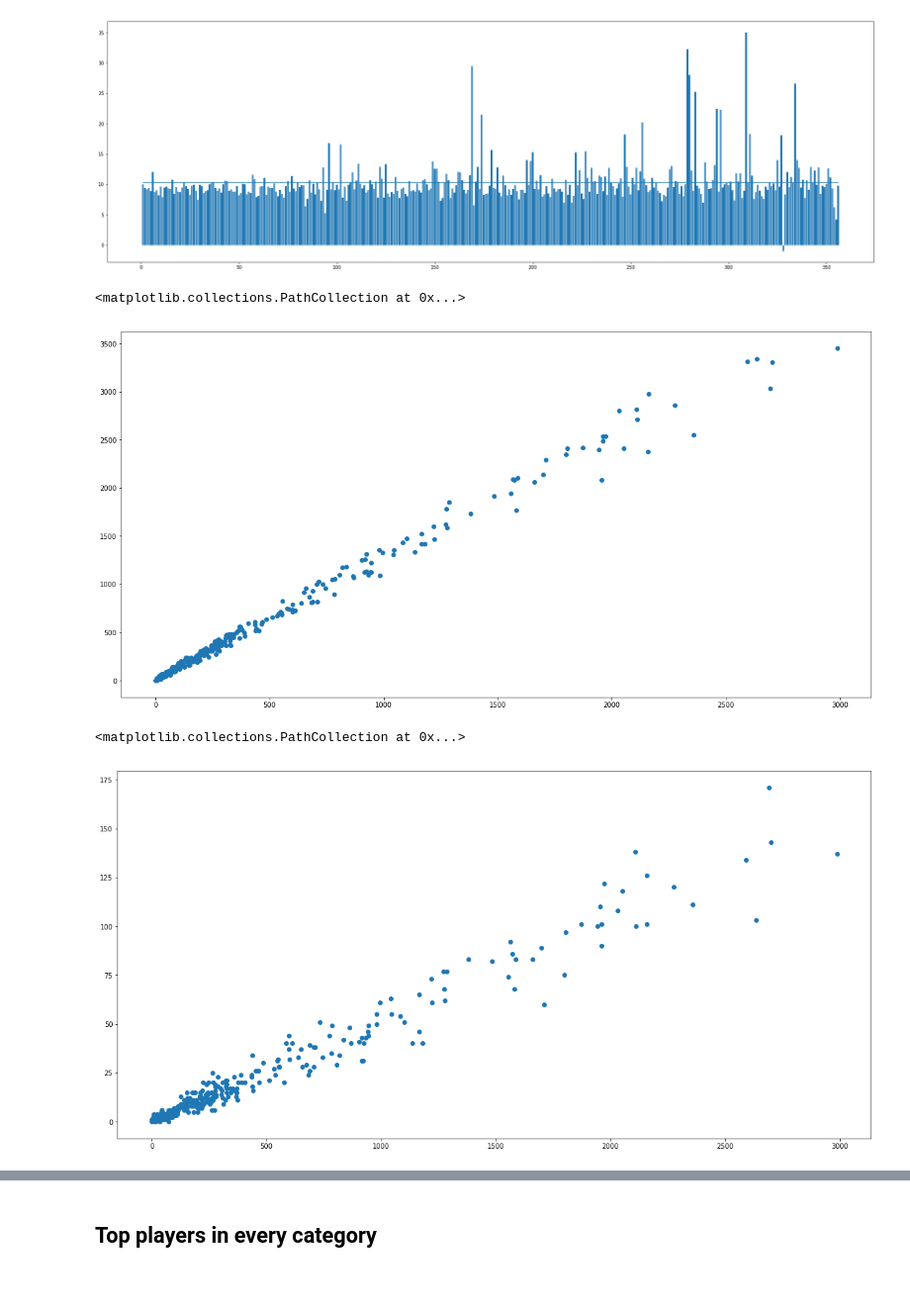
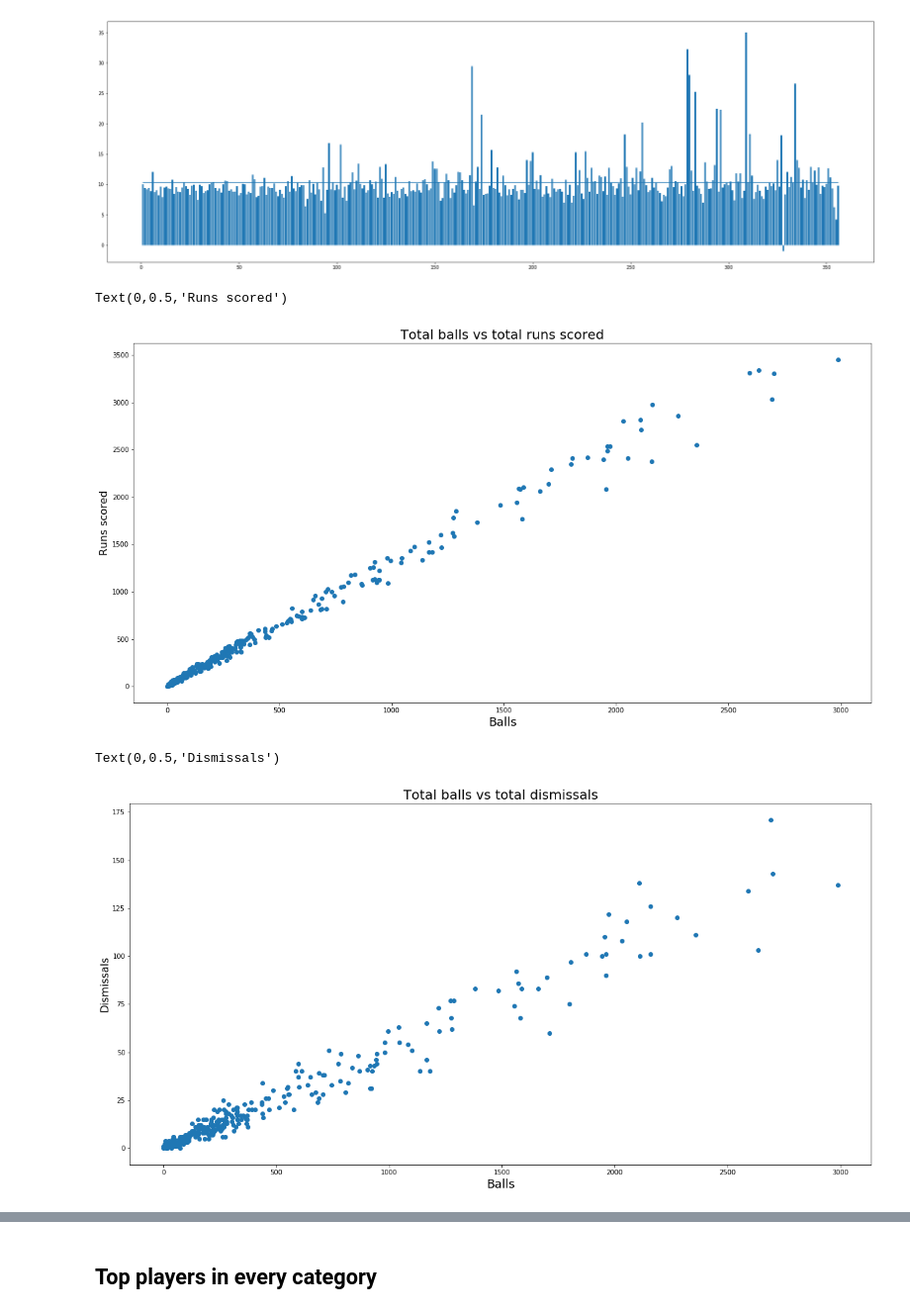
Before and after one commit to AnshulHedau/IPL_Insights, a Jupyter notebook: IPL - Bowler Analysis.ipynb, the cells around one changed output, grey strips where cells are left out. Shown at 99% size. Drawn from its saved outputs; the diff is of its cells as text; code cells hidden in the pictures; blank space fills up the shorter version.

Commit message:
Added formatting for the plots.

```diff
--- a/IPL - Bowler Analysis.ipynb
+++ b/IPL - Bowler Analysis.ipynb
@@ -256,15 +256,23 @@ plt.plot(index_positions, mean)
 # %%
 plt.figure(figsize=(20,10))
 plt.scatter(total_balls, total_runs)
+
+plt.title("Total balls vs total runs scored", fontsize=20)
+plt.xlabel('Balls', fontsize=18)
+plt.ylabel('Runs scored', fontsize=16)
 # %% [output]
-<matplotlib.collections.PathCollection at 0x...>
+Text(0,0.5,'Runs scored')
-[figure, old version]
+[figure, new version]
 # %%
 plt.figure(figsize=(20,10))
 plt.scatter(total_balls, total_dismissals)
+
+plt.title("Total balls vs total dismissals", fontsize=20)
+plt.xlabel('Balls', fontsize=18)
+plt.ylabel('Dismissals', fontsize=16)
 # %% [output]
-<matplotlib.collections.PathCollection at 0x...>
+Text(0,0.5,'Dismissals')
-[figure, old version]
+[figure, new version]
 # %%
 plt.figure(figsize=(20,10))
 plt.scatter(total_runs, total_dismissals)
```
Also changed, not shown: parts of 5 cells of this notebook.
